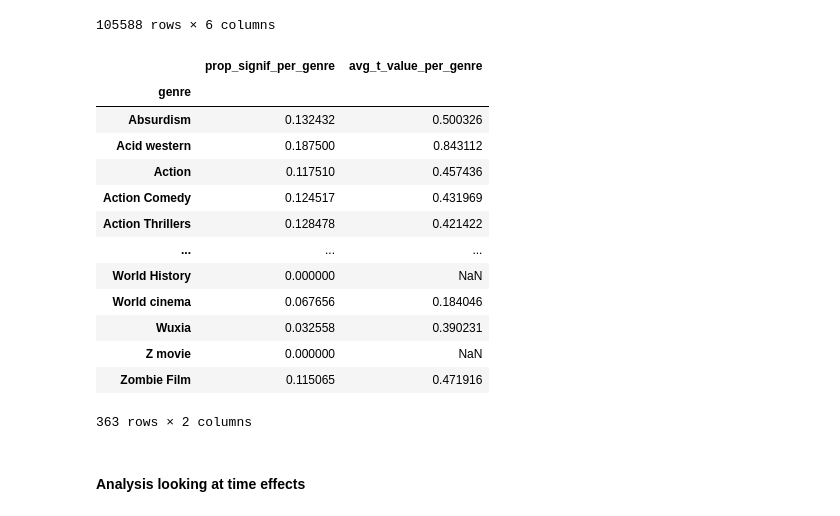
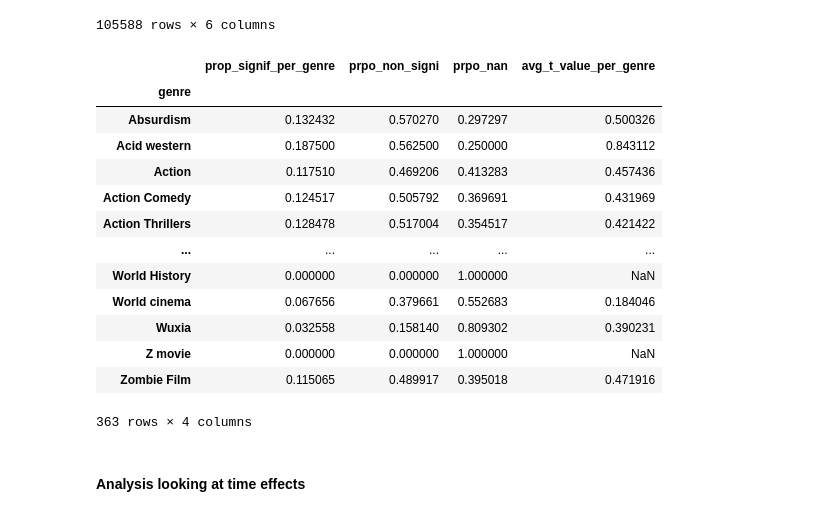
Before and after one commit to epfl-ada/ada-2023-project-abadakor, a Jupyter notebook: parallel_questions.ipynb, the cells around one changed output. Saved outputs shown, nothing was run; the diff lists cells and outputs as text; code cells hidden in the pictures.

```diff
--- a/parallel_questions.ipynb
+++ b/parallel_questions.ipynb
@@ -276,25 +259,27 @@ display(name_by_genre_significant_df)
 # %%
 # Compute proportion of impacted names by genre
 name_by_genre_prop_significant_df = movie_genre_aggregate_df.groupby('genre').apply(lambda x: pd.Series({
         'prop_signif_per_genre': (x['p_value'] < 0.1).sum()/len(x['p_value']),
+        'prop_non_signi': (x['p_value'] > 0.1).sum()/len(x['p_value']),
+        'prop_nan': (x['p_value'].isna()).sum()/len(x['p_value']),
         'avg_t_value_per_genre': x['t_stat'].mean()
     }))
 display(name_by_genre_prop_significant_df)
 # %% [output]
-|  | prop_signif_per_genre | avg_t_value_per_genre |
-| genre |  |  |
-| Absurdism | 0.132432 | 0.500326 |
-| Acid western | 0.187500 | 0.843112 |
-| Action | 0.117510 | 0.457436 |
-| Action Comedy | 0.124517 | 0.431969 |
-| Action Thrillers | 0.128478 | 0.421422 |
-| ... | ... | ... |
-| World History | 0.000000 | NaN |
-| World cinema | 0.067656 | 0.184046 |
-| Wuxia | 0.032558 | 0.390231 |
-| Z movie | 0.000000 | NaN |
-| Zombie Film | 0.115065 | 0.471916 |
+|  | prop_signif_per_genre | prpo_non_signi | prpo_nan | avg_t_value_per_genre |
+| genre |  |  |  |  |
+| Absurdism | 0.132432 | 0.570270 | 0.297297 | 0.500326 |
+| Acid western | 0.187500 | 0.562500 | 0.250000 | 0.843112 |
+| Action | 0.117510 | 0.469206 | 0.413283 | 0.457436 |
+| Action Comedy | 0.124517 | 0.505792 | 0.369691 | 0.431969 |
+| Action Thrillers | 0.128478 | 0.517004 | 0.354517 | 0.421422 |
+| ... | ... | ... | ... | ... |
+| World History | 0.000000 | 0.000000 | 1.000000 | NaN |
+| World cinema | 0.067656 | 0.379661 | 0.552683 | 0.184046 |
+| Wuxia | 0.032558 | 0.158140 | 0.809302 | 0.390231 |
+| Z movie | 0.000000 | 0.000000 | 1.000000 | NaN |
+| Zombie Film | 0.115065 | 0.489917 | 0.395018 | 0.471916 |
-363 rows × 2 columns
+363 rows × 4 columns
 # %% [markdown]
 #### Analysis looking at time effects
 # %%
```
Also changed, not shown: parts of 3 cells of this notebook, 2 other files.
